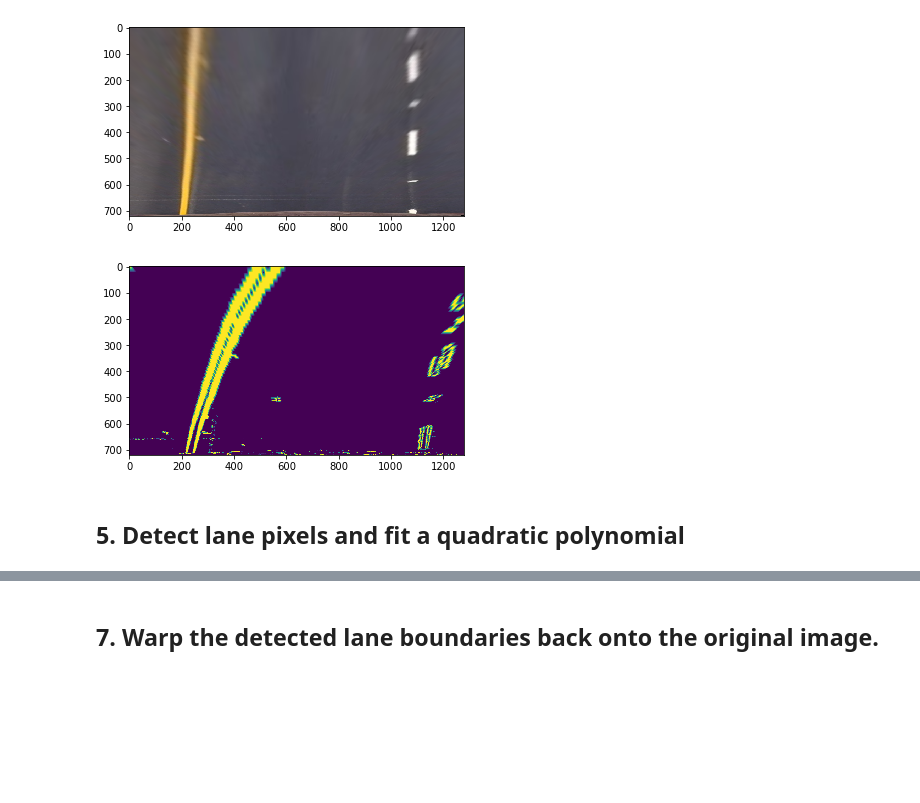
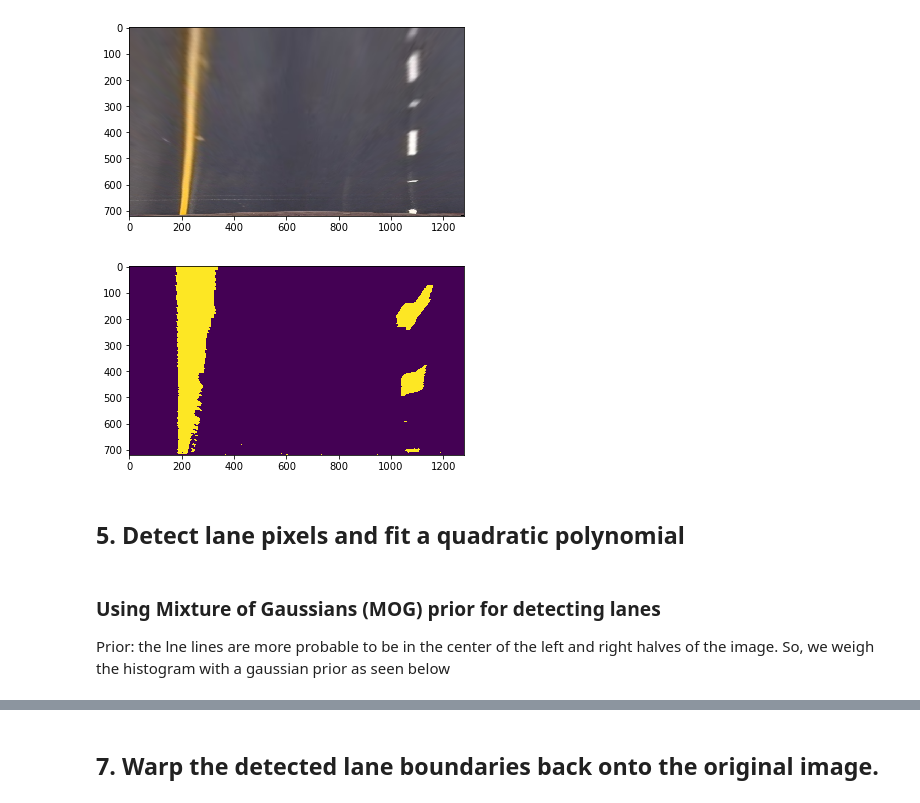
Before and after one commit to zshn25/CarND-Advanced-Lane-Lines, a Jupyter notebook: advanced_lane_lines.ipynb, the cells around one changed output, grey strips where cells are left out. Saved outputs shown, nothing was run; the diff lists cells and outputs as text; code cells hidden in the pictures; blank space fills up the shorter version.

```diff
--- a/advanced_lane_lines.ipynb
+++ b/advanced_lane_lines.ipynb
@@ -154,19 +156,26 @@ def abs_sobel_thresh(img, orient='x',sobel_kernel=3, thresh=(0, 255)):
     # Return the result
     return binary_output
 # %%
-def combine_binary_outputs(img):
+def combine_binary_outputs(img, ksize=3, mag_low=30, mag_high=100, dir_low=0.6, dir_high=1.5,
+                                    hls_low=90, hls_high=255, bright_low=20, bright_high=100):
     """Calculates and combines the binary outputs from different thresholding techniques"""
     # Calculate all the binaries
-    gradx = abs_sobel_thresh(img, orient='x', sobel_kernel=3, thresh=(20, 100))
-    grady = abs_sobel_thresh(img, orient='y', sobel_kernel=3, thresh=(20, 100))
-    mag_binary = mag_thresh(img, sobel_kernel=7, mag_thresh=(30, 100))
-    dir_binary = dir_threshold(img, sobel_kernel=15, thresh=(0.6, 1.5))
-    hls_binary = hls_select(img, thresh=(90, 255))
+    gradx = abs_sobel_thresh(img, orient='x', sobel_kernel=ksize, thresh=(bright_low, bright_high))
+    grady = abs_sobel_thresh(img, orient='y', sobel_kernel=ksize, thresh=(bright_low, bright_high))
+    mag_binary = mag_thresh(img, sobel_kernel=7, mag_thresh=(mag_low, mag_high))
+    dir_binary = dir_threshold(img, sobel_kernel=15, thresh=(dir_low, dir_high))
+    hls_binary = hls_select(img, thresh=(hls_low, hls_high))
 
     # Combine all the binaries
     combined = np.zeros_like(dir_binary)
     combined[((gradx == 1) | (grady == 1) | (mag_binary == 1)) & ((dir_binary == 1) | (hls_binary == 1))] = 1
 
+    # Use morphological closing operator to make the edge lines continuous
+    kernel = np.ones((3, 3), np.uint8)
+    combined = cv2.morphologyEx(combined.astype(np.uint8), cv2.MORPH_OPEN, kernel) # opening to remove noise
+
+    kernel = np.ones((5, 5), np.uint8)
+    combined = cv2.morphologyEx(combined.astype(np.uint8), cv2.MORPH_CLOSE, kernel) # closing to extend the edge lines
     # axes[i,0].imshow(gradx, cmap='gray')
     # axes[i,0].set_title('gradx')
     # axes[i,1].imshow(grady, cmap='gray')
@@ -251,11 +274,19 @@ plt.imsave("output_images/birdeye_straight_lines1.jpg",warped)
 # %%
 # Warp the binary image into top-down view, using the same parameters as above
 h = 720; w = 1280
+
+combined = combine_binary_outputs(img, ksize=13, mag_low=50, mag_high=160,
+                                  dir_low=0.5, dir_high=1.2, hls_low=80, hls_high=255, bright_low=15, bright_high=255)
+
 binary_warped = cv2.warpPerspective(combined, M, (w,h), flags=cv2.INTER_LINEAR)
 
 plt.imshow(binary_warped)
 plt.imsave("output_images/topview_binary_test3.jpg",binary_warped)
 # %% [output]
-[figure, old version]
+[figure, new version]
 # %% [markdown]
 ## 5. Detect lane pixels and fit a quadratic polynomial
+# %% [markdown]
+### Using Mixture of Gaussians (MOG) prior for detecting lanes
+
+Prior: the lne lines are more probable to be in the center of the left and right halves of the image. So, we weigh the histogram with a gaussian prior as seen below
```
Also changed, not shown: parts of 26 cells of this notebook, 4 other files.
